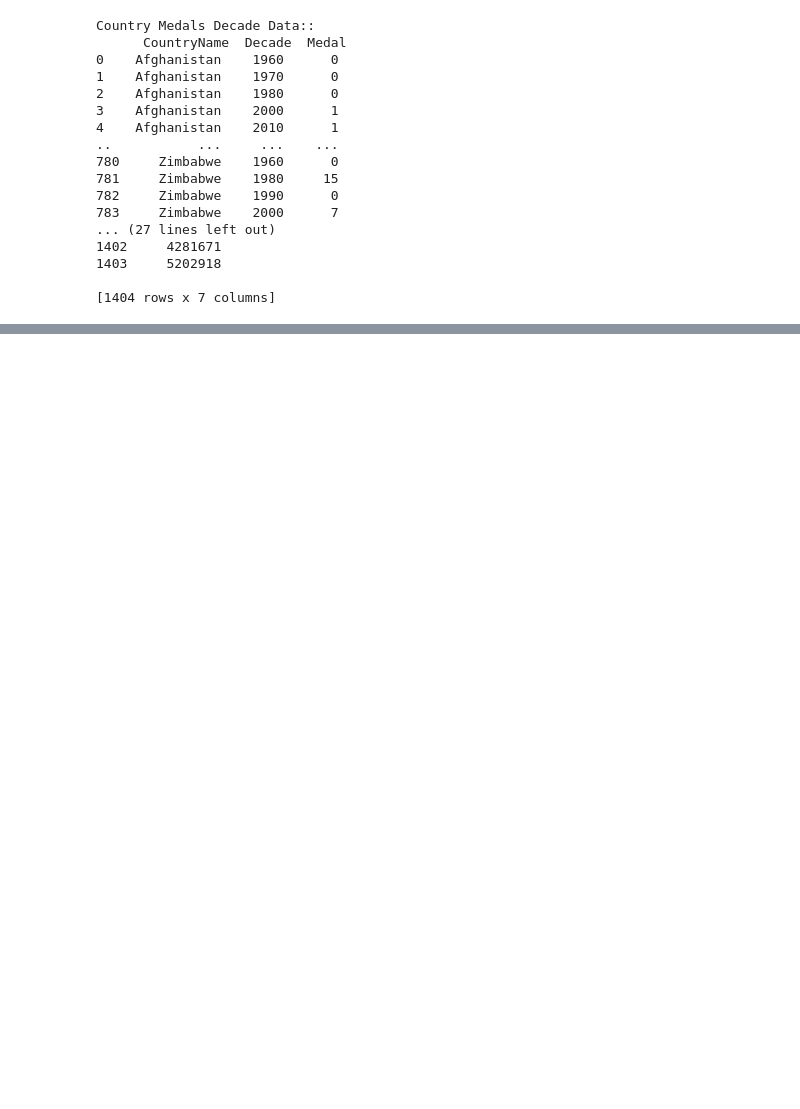
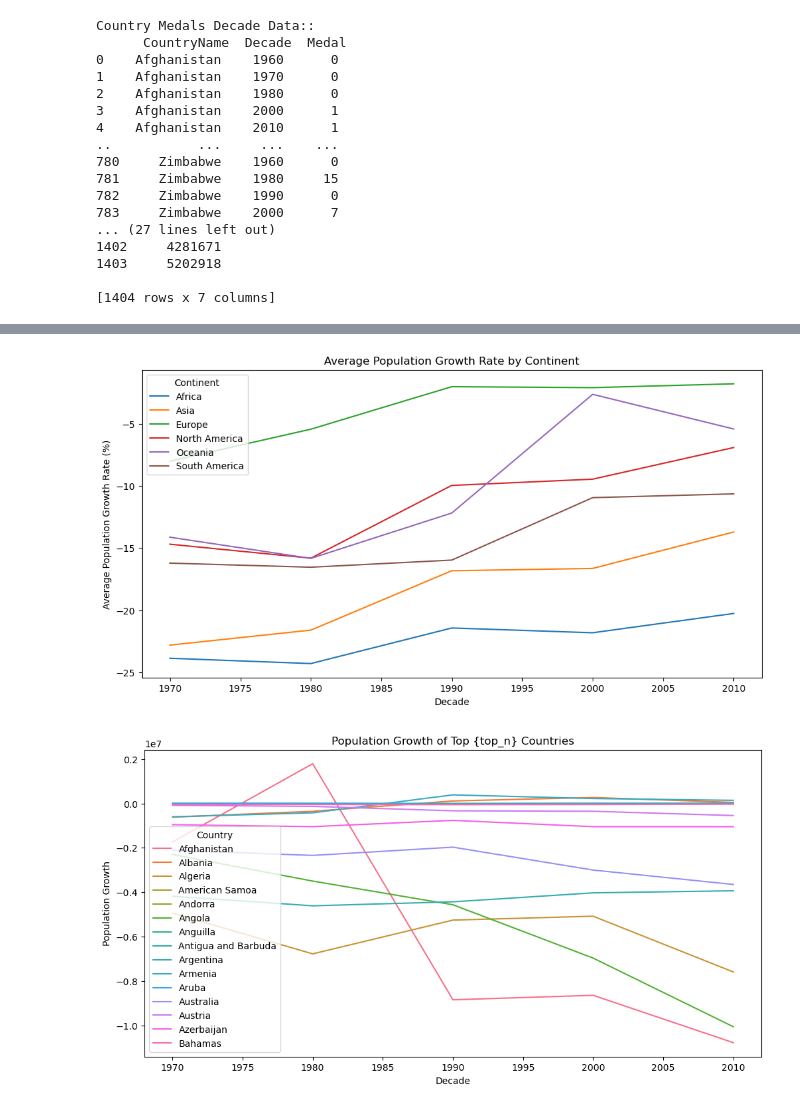
Before and after one commit to 2damlee/project_part2, a Jupyter notebook: olympicPjt.ipynb, the cells around one changed output, grey strips where cells are left out. Saved outputs shown, nothing was run; the diff lists cells and outputs as text; code cells hidden in the pictures; blank space fills up the shorter version.

```diff
--- a/olympicPjt.ipynb
+++ b/olympicPjt.ipynb
@@ -363,15 +438,15 @@ Country Medals Decade Data::
 ## Combine two datasets
 
 # select columns what we need
-population_pf = population_pf[['CountryName', 'Decade', 'Population']]
+population_pf = population_pf[['CountryName', 'Decade', 'Population', 'Continent']]
 
 # Dropping rows where value is NA
 population_pf.dropna(subset=['Population'])
 
 # Merging datasets on 'Country' and 'Year'
-merged_olympic_pop_df = pd.merge(country_medals_decade, population_pf, on=['CountryName', 'Decade'])
+merged_olympic_pop_df = pd.merge(country_mpoints_decade, population_pf, on=['CountryName', 'Decade'])
 
 # check the dataset
 print(merged_olympic_pop_df.shape)
-print(merged_olympic_pop_df.head())
+print(merged_olympic_pop_df)
 # %% [output]
@@ -384,0 +468,34 @@ print(merged_olympic_pop_df.head())
+# %%
+# Graph for growth rate
+# Graph1. Group by Continent and plot average growth rate per decade
+## but I don't think it would better not use 'Continent' column :()
+
+population_pf['PopulationGrowth'] = population_pf.groupby('CountryName')['Population'].diff()
+population_pf['PopulationGrowthRate'] = population_pf.groupby('CountryName')['Population'].pct_change() * 100
+
+continent_avg_growth = population_pf.groupby(['Continent', 'Decade'])['PopulationGrowthRate'].mean().reset_index()
+
+plt.figure(figsize=(12, 6))
+# Plotting Population Growth for each country
+sns.lineplot(data=continent_avg_growth, x='Decade', y='PopulationGrowthRate', hue='Continent')
+plt.title('Average Population Growth Rate by Continent')
+plt.xlabel('Decade')
+plt.ylabel('Average Population Growth Rate (%)')
+plt.legend(title='Continent')
+plt.show()
+
+# Graph 2. Select Top N Countries(recent population growth)
+top_n = 20
+top_countries = population_pf[population_pf['Decade'] == population_pf['Decade'].max()].nlargest(n, 'PopulationGrowth')['CountryName']
+top_countries_data = population_pf[population_pf['CountryName'].isin(top_countries)]
+
+plt.figure(figsize=(12, 6))
+sns.lineplot(data=top_countries_data, x='Decade', y='PopulationGrowth', hue='CountryName')
+plt.title('Population Growth of Top {top_n} Countries')
+plt.xlabel('Decade')
+plt.ylabel('Population Growth')
+plt.legend(title='Country')
+plt.show()
+# %% [output]
+[figure, added]
+[figure, added]
```
Also changed, not shown: parts of 13 cells of this notebook.
